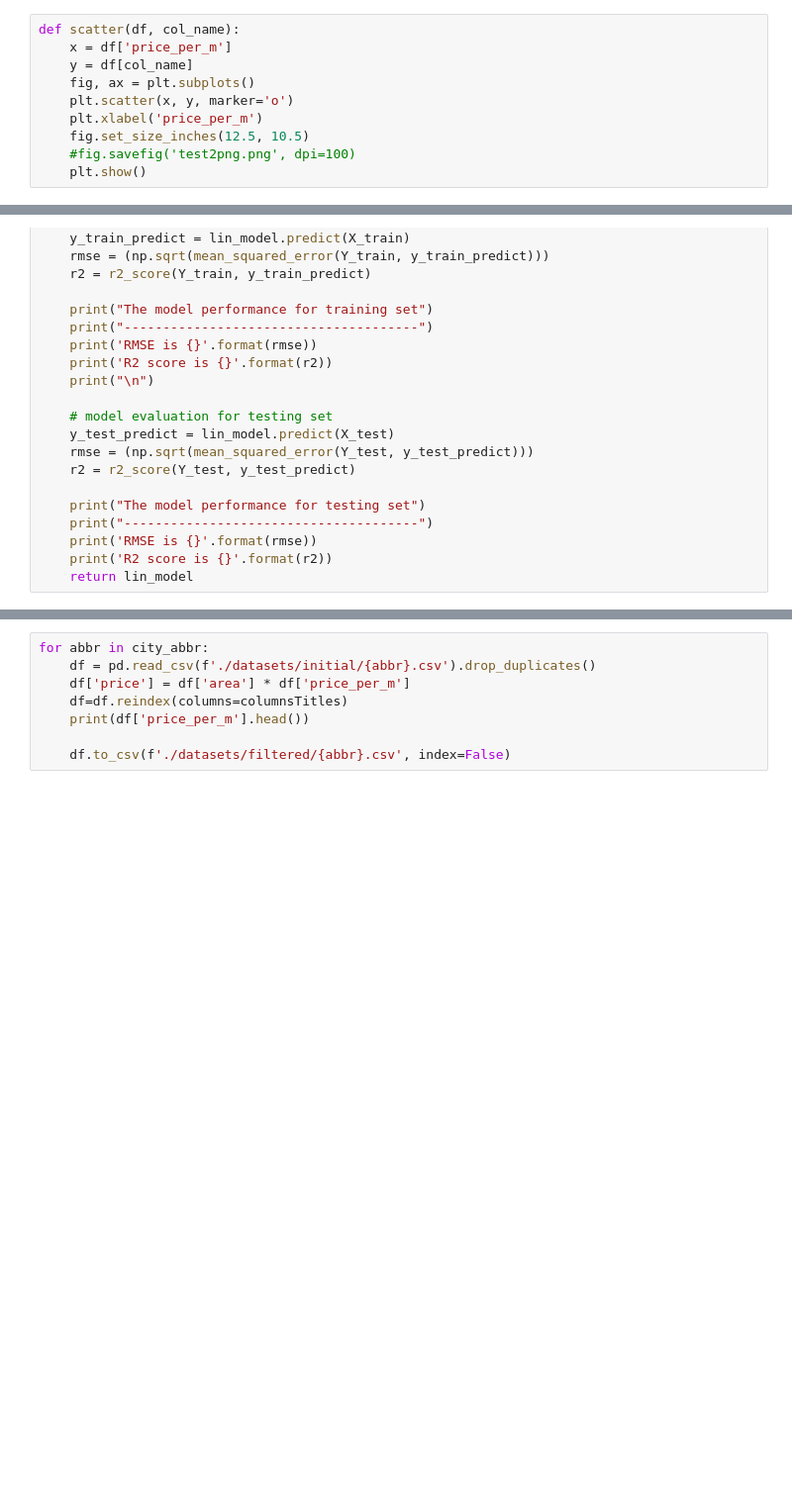
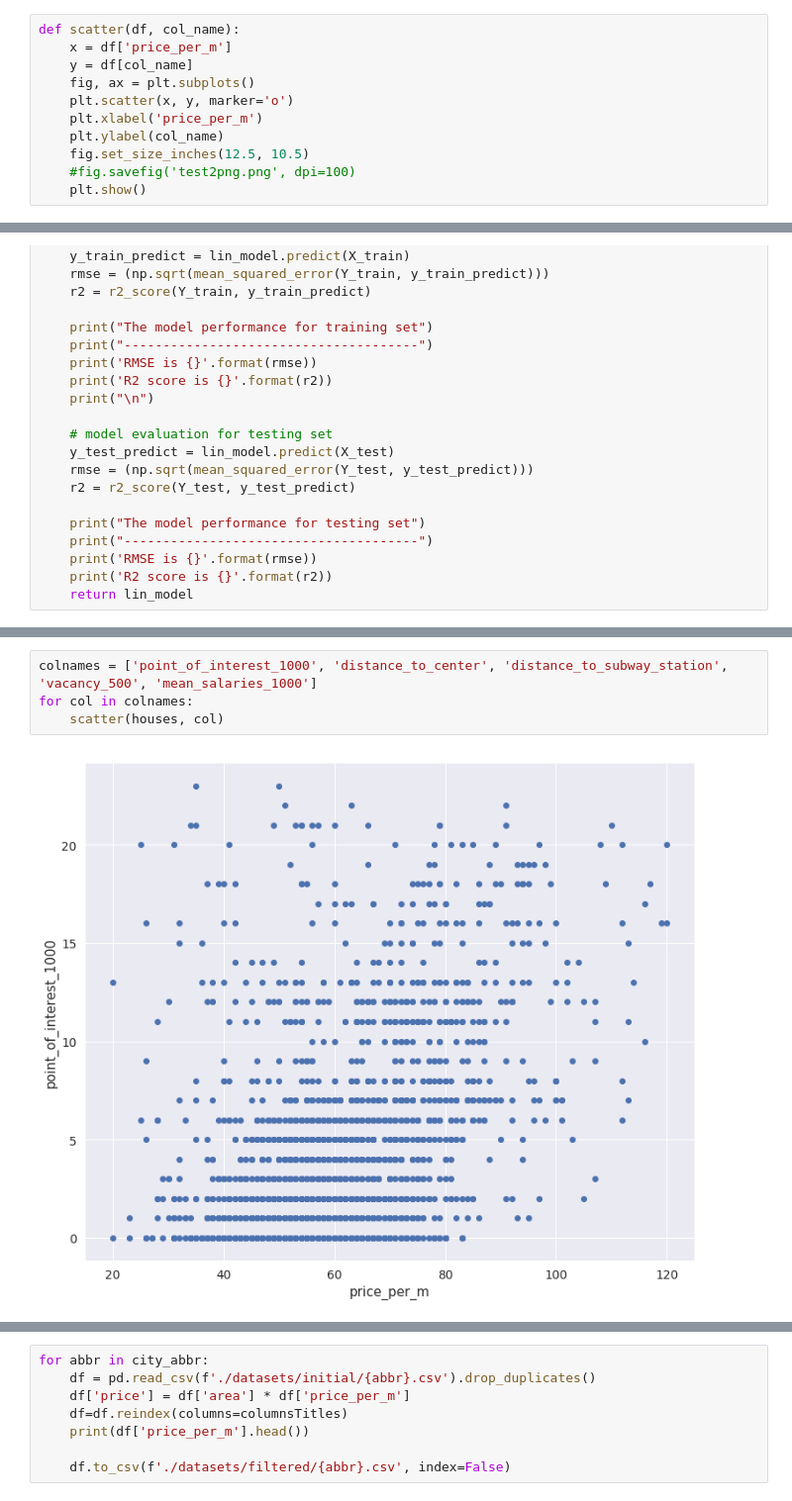
Before and after one commit to pricepredictor/data_rendering, a Jupyter notebook: data_rendering.ipynb, the cells around one changed output, grey strips where cells are left out. Shown at 99% size. Cells and saved outputs as stored; diff of their text form; blank space fills up the shorter version.

```diff
--- a/data_rendering.ipynb
+++ b/data_rendering.ipynb
@@ -86,6 +65,7 @@ def scatter(df, col_name):
     fig, ax = plt.subplots()
     plt.scatter(x, y, marker='o')
     plt.xlabel('price_per_m')
+    plt.ylabel(col_name)
     fig.set_size_inches(12.5, 10.5)
     #fig.savefig('test2png.png', dpi=100)
     plt.show()
@@ -161,0 +188,6 @@ price,price_per_m,area,bank_1000,bank_500,bus_stop_1000,bus_stop_500,cafe_1000,c
+# %%
+colnames = ['point_of_interest_1000', 'distance_to_center', 'distance_to_subway_station', 'vacancy_500', 'mean_salaries_1000']
+for col in colnames:
+    scatter(houses, col)
+# %% [output]
+[figure, added]
```
Also changed, not shown: parts of 21 cells of this notebook, 3 other files.
